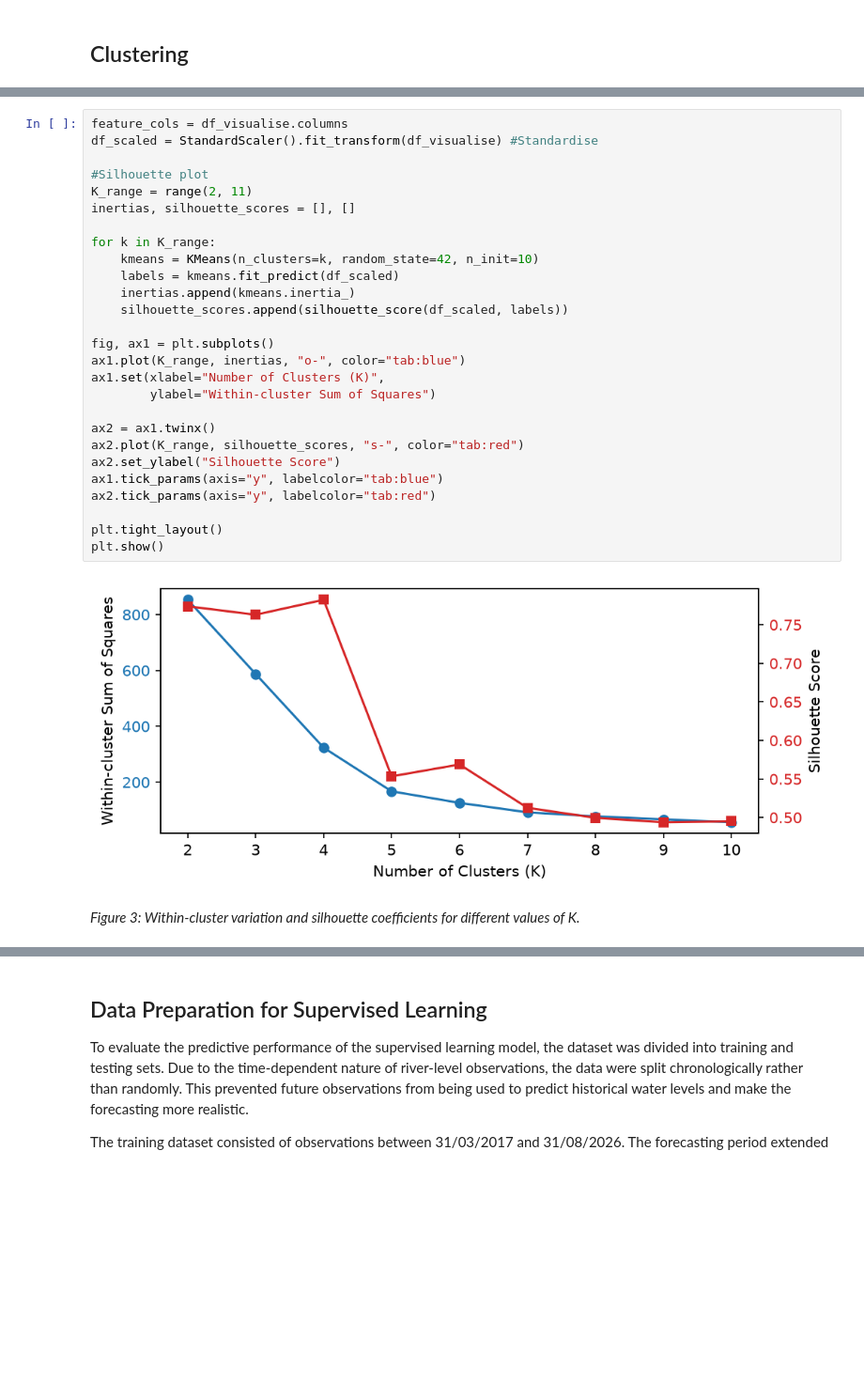
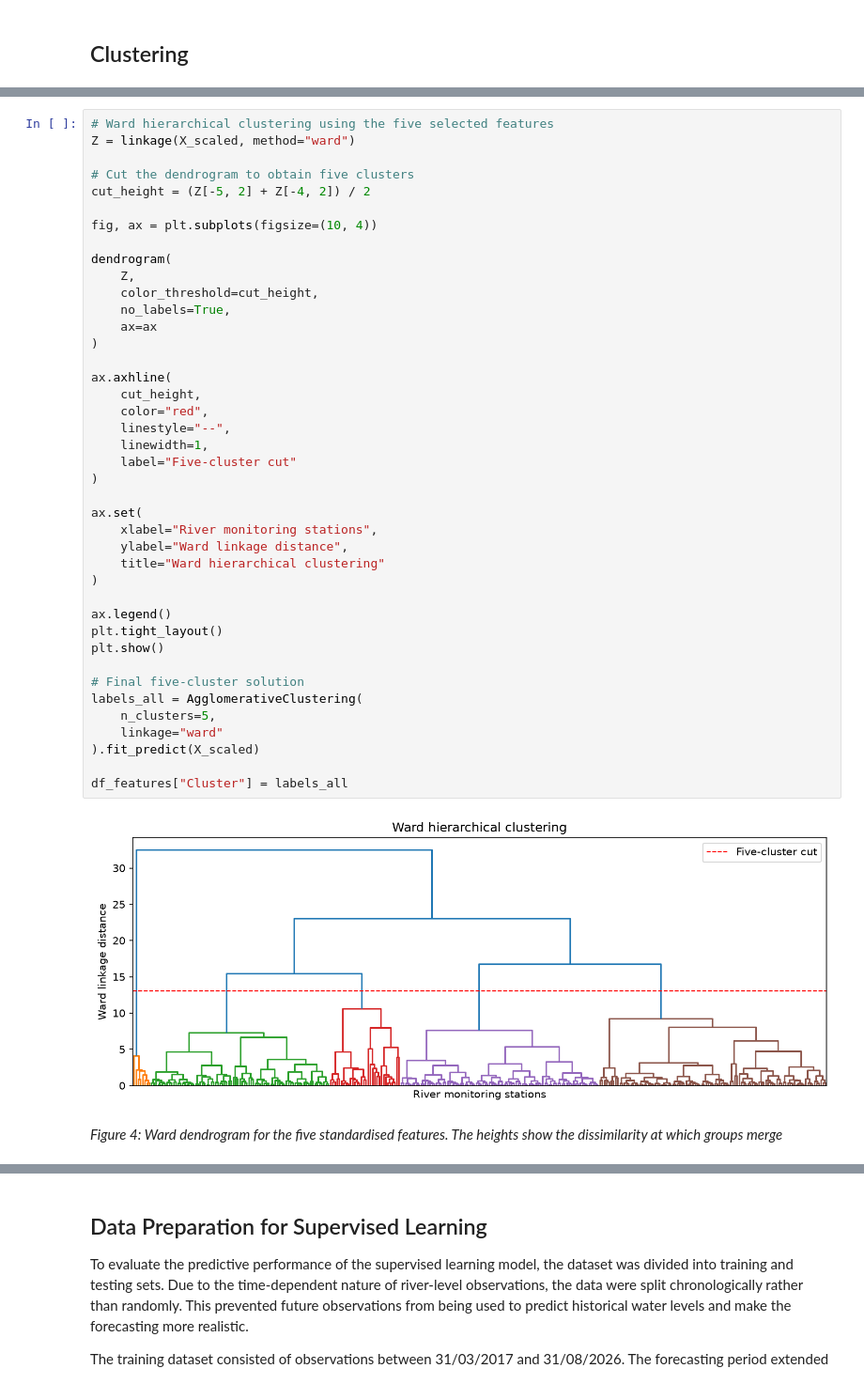
Before and after one commit to Emma-Deyell/MLP-PROJ, a Jupyter notebook: project.ipynb, the cells around one changed output, grey strips where cells are left out. Shown at 94% size. Cells and saved outputs as stored; diff of their text form; blank space fills up the shorter version.

Commit message:
more clustering write up

```diff
--- a/project.ipynb
+++ b/project.ipynb
@@ -309,31 +386,45 @@ We explored clustering using both the original eight features and the reduced se
 # %%
-feature_cols = df_visualise.columns
-df_scaled = StandardScaler().fit_transform(df_visualise) #Standardise
+# Ward hierarchical clustering using the five selected features
+Z = linkage(X_scaled, method="ward")
 
-#Silhouette plot
-K_range = range(2, 11)
-inertias, silhouette_scores = [], []
+# Cut the dendrogram to obtain five clusters
+cut_height = (Z[-5, 2] + Z[-4, 2]) / 2
 
-for k in K_range:
-    kmeans = KMeans(n_clusters=k, random_state=42, n_init=10)
-    labels = kmeans.fit_predict(df_scaled)
-    inertias.append(kmeans.inertia_)
-    silhouette_scores.append(silhouette_score(df_scaled, labels))
+fig, ax = plt.subplots(figsize=(10, 4))
 
-fig, ax1 = plt.subplots()
-ax1.plot(K_range, inertias, "o-", color="tab:blue")
-ax1.set(xlabel="Number of Clusters (K)",
-        ylabel="Within-cluster Sum of Squares")
+dendrogram(
+    Z,
+    color_threshold=cut_height,
+    no_labels=True,
+    ax=ax
+)
 
-ax2 = ax1.twinx()
-ax2.plot(K_range, silhouette_scores, "s-", color="tab:red")
-ax2.set_ylabel("Silhouette Score")
-ax1.tick_params(axis="y", labelcolor="tab:blue")
-ax2.tick_params(axis="y", labelcolor="tab:red")
+ax.axhline(
+    cut_height,
+    color="red",
+    linestyle="--",
+    linewidth=1,
+    label="Five-cluster cut"
+)
 
+ax.set(
+    xlabel="River monitoring stations",
+    ylabel="Ward linkage distance",
+    title="Ward hierarchical clustering"
+)
+
+ax.legend()
 plt.tight_layout()
 plt.show()
+
+# Final five-cluster solution
+labels_all = AgglomerativeClustering(
+    n_clusters=5,
+    linkage="ward"
+).fit_predict(X_scaled)
+
+df_features["Cluster"] = labels_all
 # %% [output]
-[figure, old version]
+[figure, new version]
 # %% [markdown]
-*Figure 3: Within-cluster variation and silhouette coefficients for different values of K.*
+*Figure 4: Ward dendrogram for the five standardised features. The heights show the dissimilarity at which groups merge*
```
Also changed, not shown: parts of 18 cells of this notebook.
